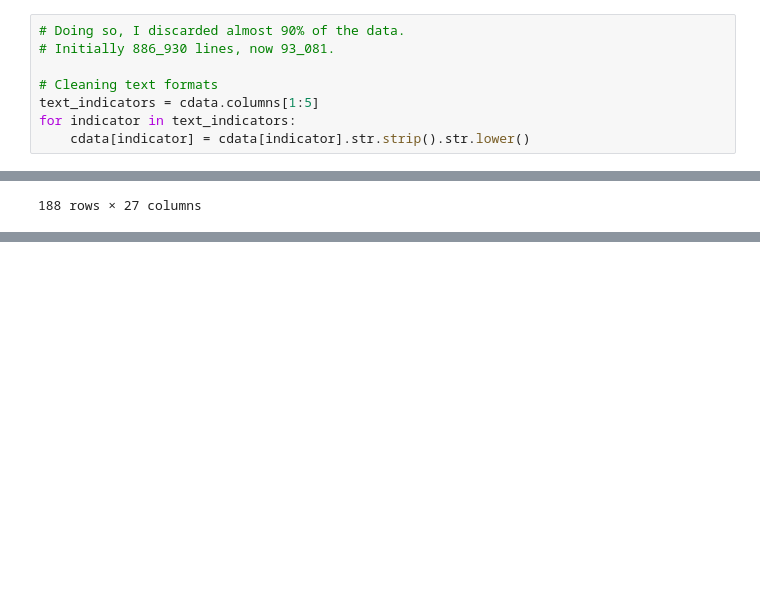
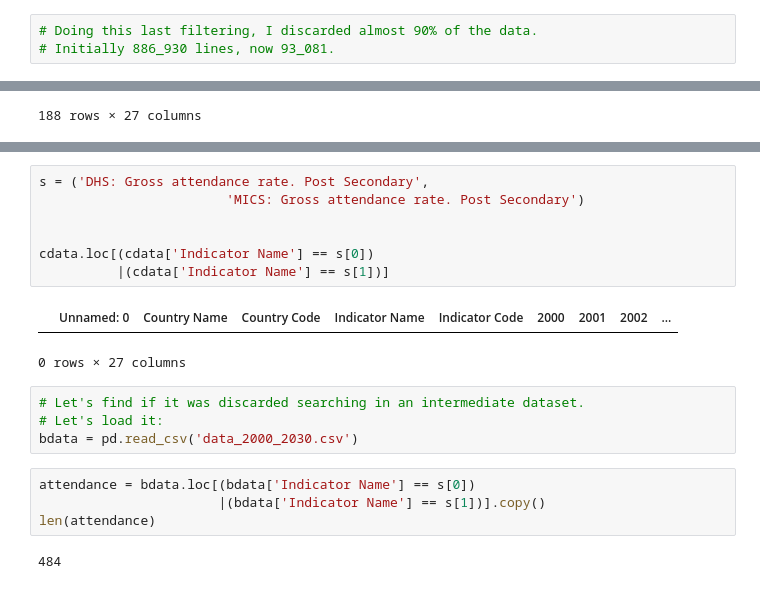
Before and after one commit to JulienfLeBoucher/OC_Edtech, a Jupyter notebook: LE-BOUCHER_Julien_1_notebook_122022.ipynb, the cells around one changed output, grey strips where cells are left out. Cells and saved outputs as stored; diff of their text form; blank space fills up the shorter version.

```diff
--- a/LE-BOUCHER_Julien_1_notebook_122022.ipynb
+++ b/LE-BOUCHER_Julien_1_notebook_122022.ipynb
@@ -188,10 +202,5 @@ cdata.shape
 # %% [output]
 (93081, 27)
 # %%
-# Doing so, I discarded almost 90% of the data.
+# Doing this last filtering, I discarded almost 90% of the data.
 # Initially 886_930 lines, now 93_081.
-
-# Cleaning text formats
-text_indicators = cdata.columns[1:5]
-for indicator in text_indicators:
-    cdata[indicator] = cdata[indicator].str.strip().str.lower()
@@ -461,0 +491,20 @@ We have here 2 well-provided indicators. I am happy.
+# %%
+s = ('DHS: Gross attendance rate. Post Secondary',
+                        'MICS: Gross attendance rate. Post Secondary')
+
+
+cdata.loc[(cdata['Indicator Name'] == s[0])
+          |(cdata['Indicator Name'] == s[1])]
+# %% [output]
+|  | Unnamed: 0 | Country Name | Country Code | Indicator Name | Indicator Code | 2000 | 2001 | 2002 | ... |
+0 rows × 27 columns
+# %%
+# Let's find if it was discarded searching in an intermediate dataset.
+# Let's load it:
+bdata = pd.read_csv('data_2000_2030.csv')
+# %%
+attendance = bdata.loc[(bdata['Indicator Name'] == s[0])
+                       |(bdata['Indicator Name'] == s[1])].copy()
+len(attendance)
+# %% [output]
+484
```
Also changed, not shown: parts of 46 cells of this notebook, 1 other file.
